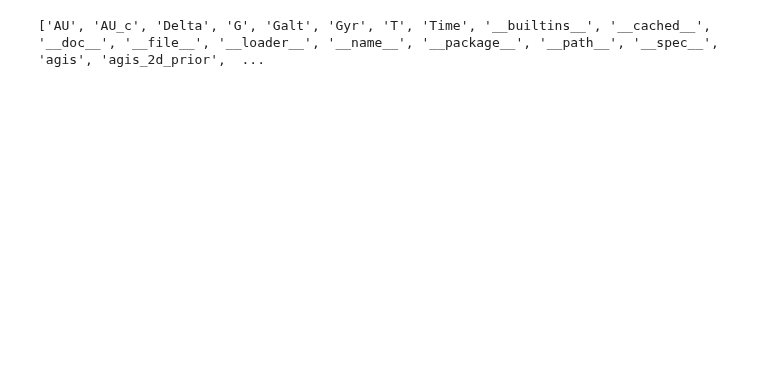
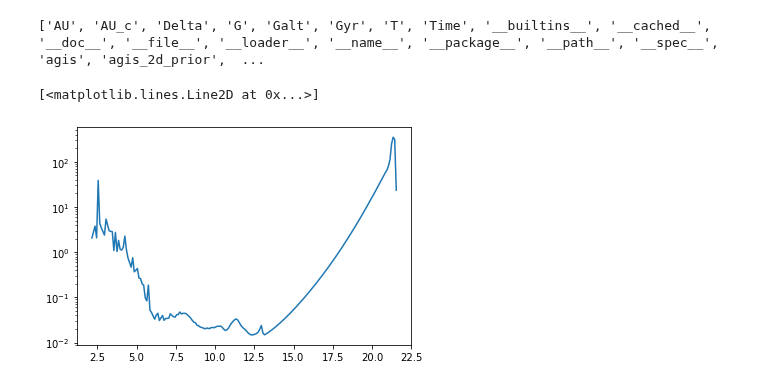
Before and after one commit to zpenoyre/astromet.py, a Jupyter notebook: example.ipynb, the cells around one changed output. Saved outputs shown, nothing was run; the diff lists cells and outputs as text; code cells hidden in the pictures; blank space fills up the shorter version.

```diff
--- a/example.ipynb
+++ b/example.ipynb
@@ -13,6 +13,11 @@ import matplotlib as mpl
 print(dir(astromet))
 # %% [output]
 ['AU', 'AU_c', 'Delta', 'G', 'Galt', 'Gyr', 'T', 'Time', '__builtins__', '__cached__', '__doc__', '__file__', '__loader__', '__name__', '__package__', '__path__', '__spec__', 'agis', 'agis_2d_prior',  ...
+# %%
+plt.semilogy(astromet.mags,astromet.sigma_als)
+# %% [output]
+[<matplotlib.lines.Line2D at 0x...>]
+[figure, added]
 # %%
 dr2period=22/12 # in years
 edr3Period=34/12 # in years
```
Also changed, not shown: parts of 10 cells of this notebook, 7 other files.
